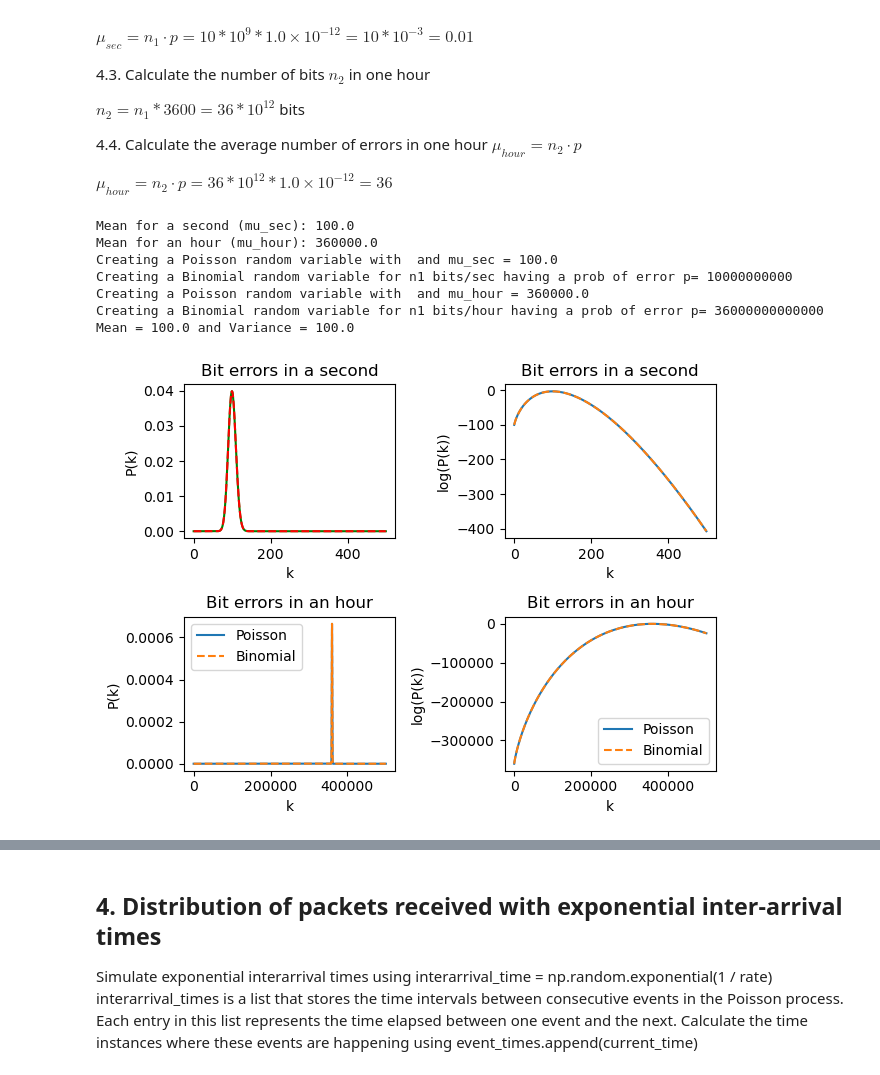
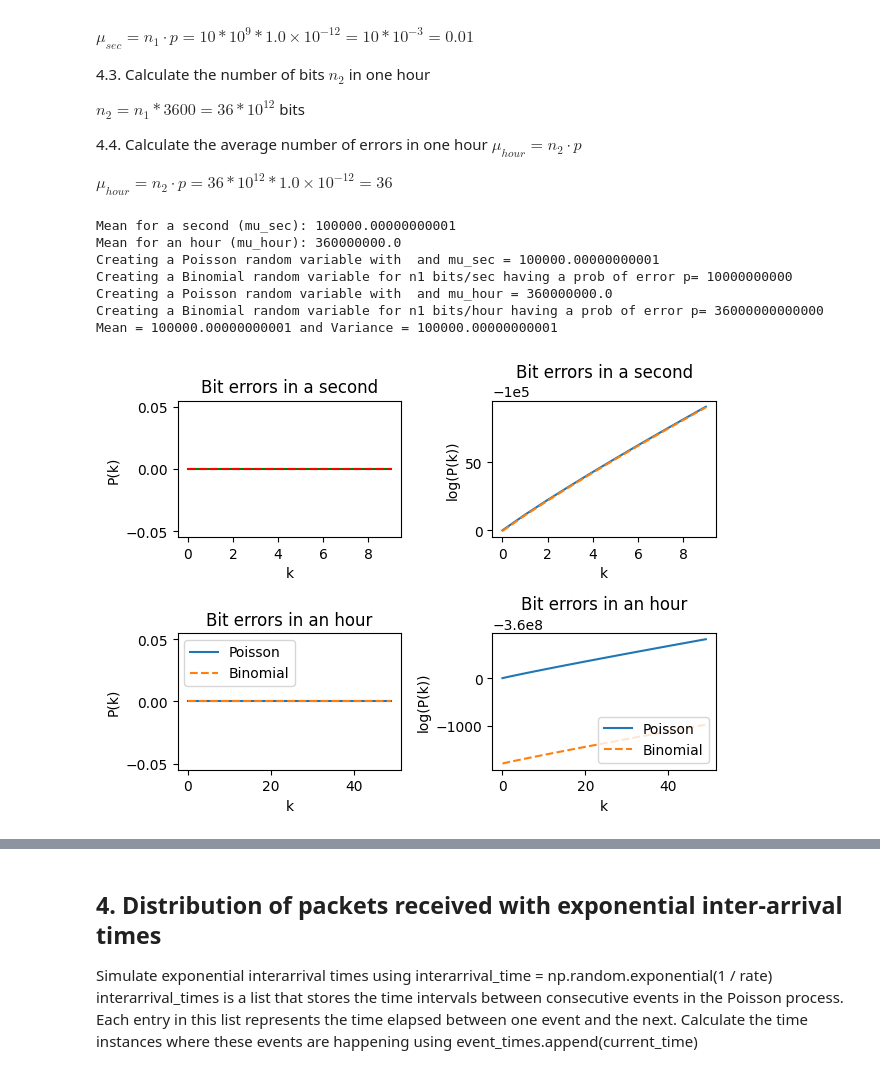
Before and after one commit to cpas0004/Monash2026, a Jupyter notebook: ECE4045/Labs/Lab 1/Lab 1_distributions Moodle_version-1_questions-Copy1.ipynb, the cells around one changed output, grey strips where cells are left out. Saved outputs shown, nothing was run; the diff lists cells and outputs as text; code cells hidden in the pictures.

```diff
--- a/ECE4045/Labs/Lab 1/Lab 1_distributions Moodle_version-1_questions-Copy1.ipynb
+++ b/ECE4045/Labs/Lab 1/Lab 1_distributions Moodle_version-1_questions-Copy1.ipynb
@@ -223,7 +223,7 @@ import matplotlib.pyplot as plt
 
 # User input for n and p
 # n = int(input("Enter the number of trials (n): "))
-n = 50
+n = 30
 # p = float(input("Enter the probability of success on each trial (p): "))
 p = 0.5
 
@@ -400,7 +400,7 @@ if __name__ == '__main__':
     # n2 = float(input("Enter the number of trials for an hour (n2): "))
     n2 = n1 * 3600
     # p = float(input("Enter the probability of success on each trial (p): "))
-    p = 1e-8
+    p = 1e-5
 
     # n1 = 10 * 5
     # n2 = n1 * 3600
@@ -428,48 +428,48 @@ if __name__ == '__main__':
     #samps = rvp.rvs(size=10)  # Generates 10 samples
     #print ("Some samples: {}".format(samps))
     #Display frozen pmf
-    # x = np.arange(0, 10)
-    # x2 = np.arange(0, 50)
+    x = np.arange(0, 10)
+    x2 = np.arange(0, 50)
 
-    x = np.arange(0, 500)
-    x2 = np.arange(0, 500000)
+    # x = np.arange(0, 500)
+    # x2 = np.arange(0, 500000)
 
     # Create a 2 x 2 grid of subplots
     fig, axes = plt.subplots(nrows=2, ncols=2)
     axes[0,0].plot(x, rvp.pmf(x), "g-", x, rvb.pmf(x), "r--")
     axes[0,0].set_ylabel("P(k)")
     axes[0,0].set_xlabel("k")
     axes[0,0].set_title("Bit errors in a second")
 
     axes[0,1].plot(x, rvp.logpmf(x), "-", x, rvb.logpmf(x), "--")
     axes[0,1].set_ylabel("log(P(k))")
     axes[0,1].set_xlabel("k")
     axes[0,1].set_title("Bit errors in a second")
 
     axes[1,0].plot(x2, rvp2.pmf(x2), "-", label="Poisson")
     axes[1,0].plot(x2, rvb2.pmf(x2), "--", label="Binomial")
     axes[1,0].set_ylabel("P(k)")
     axes[1,0].set_xlabel("k")
     axes[1,0].set_title("Bit errors in an hour")
     axes[1,0].legend(loc=2)
 
     axes[1,1].plot(x2, rvp2.logpmf(x2), "-", label="Poisson")
     axes[1,1].plot(x2, rvb2.logpmf(x2),"--", label="Binomial")
     axes[1,1].set_ylabel("log(P(k))")
     axes[1,1].set_xlabel("k")
     axes[1,1].set_title("Bit errors in an hour")
     axes[1,1].legend(loc=4)
     fig.tight_layout()
     plt.show()
 # %% [output]
-Mean for a second (mu_sec): 100.0
-Mean for an hour (mu_hour): 360000.0
-Creating a Poisson random variable with  and mu_sec = 100.0
+Mean for a second (mu_sec): 100000.00000000001
+Mean for an hour (mu_hour): 360000000.0
+Creating a Poisson random variable with  and mu_sec = 100000.00000000001
 Creating a Binomial random variable for n1 bits/sec having a prob of error p= 10000000000
-Creating a Poisson random variable with  and mu_hour = 360000.0
+Creating a Poisson random variable with  and mu_hour = 360000000.0
 Creating a Binomial random variable for n1 bits/hour having a prob of error p= 36000000000000
-Mean = 100.0 and Variance = 100.0
+Mean = 100000.00000000001 and Variance = 100000.00000000001
-[figure, old version]
+[figure, new version]
 # %% [markdown]
 #### Questions
 4.5. Comment on the similarity/differences of the probability of bit error distributions obtained over a second and over an hour.
```
Also changed, not shown: parts of 4 cells of this notebook.
